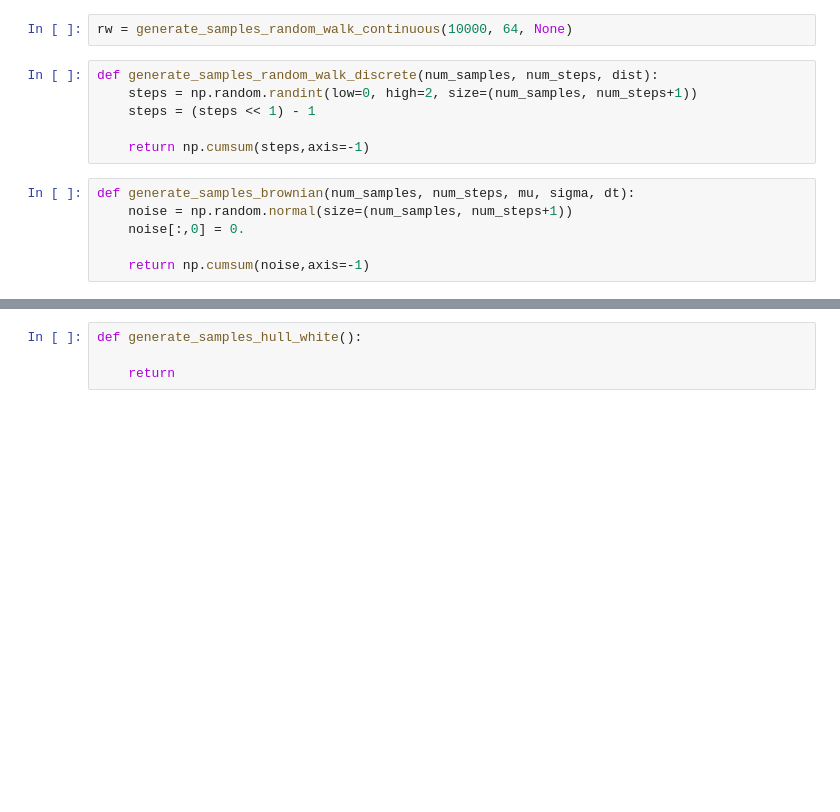
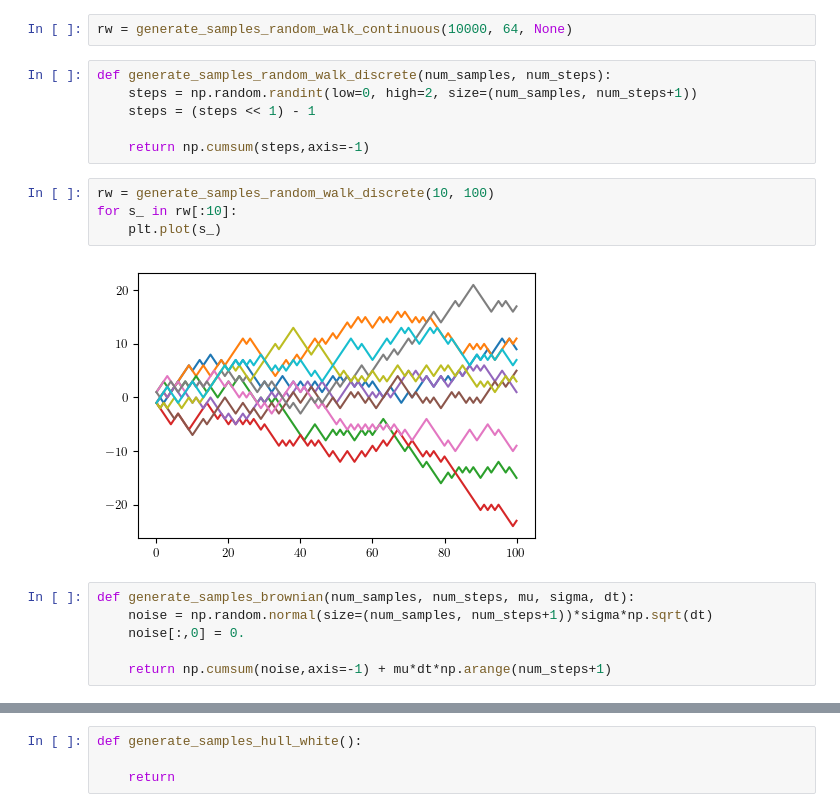
Before and after one commit to jonathanbraden/RandomTimeSeries, a Jupyter notebook: Generating Random Time Series.ipynb, the cells around one changed output, grey strips where cells are left out. Cells and saved outputs as stored; diff of their text form; blank space fills up the shorter version.

```diff
--- a/Generating Random Time Series.ipynb
+++ b/Generating Random Time Series.ipynb
@@ -266,14 +297,20 @@ def generate_samples_random_walk_continuous(num_samples, num_steps, dist):
 # %%
 rw = generate_samples_random_walk_continuous(10000, 64, None)
 # %%
-def generate_samples_random_walk_discrete(num_samples, num_steps, dist):
+def generate_samples_random_walk_discrete(num_samples, num_steps):
     steps = np.random.randint(low=0, high=2, size=(num_samples, num_steps+1))
     steps = (steps << 1) - 1
 
     return np.cumsum(steps,axis=-1)
+# %%
+rw = generate_samples_random_walk_discrete(10, 100)
+for s_ in rw[:10]:
+    plt.plot(s_)
+# %% [output]
+[figure, added]
 # %%
 def generate_samples_brownian(num_samples, num_steps, mu, sigma, dt):
-    noise = np.random.normal(size=(num_samples, num_steps+1))
+    noise = np.random.normal(size=(num_samples, num_steps+1))*sigma*np.sqrt(dt)
     noise[:,0] = 0.
 
-    return np.cumsum(noise,axis=-1)
+    return np.cumsum(noise,axis=-1) + mu*dt*np.arange(num_steps+1)
```
Also changed, not shown: parts of 10 cells of this notebook.
